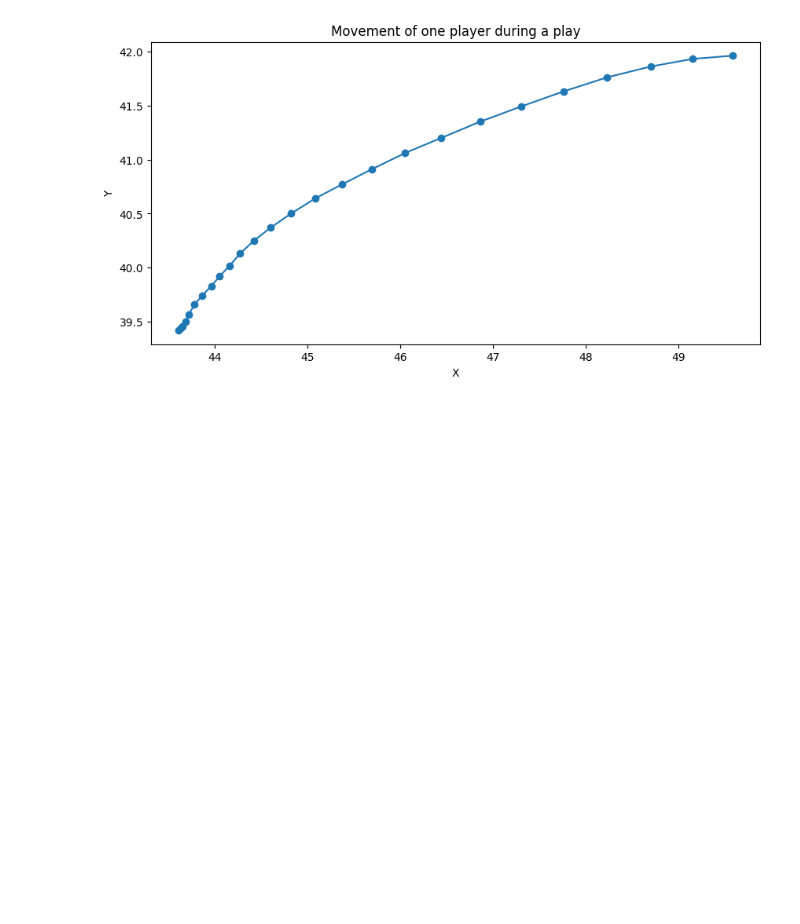
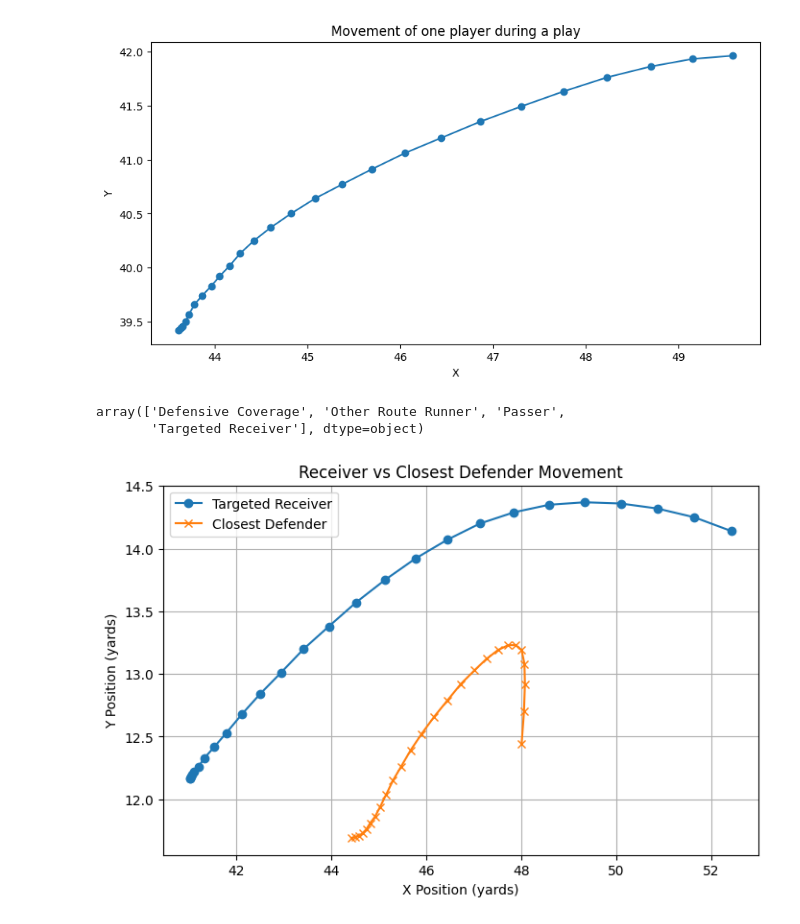
Before and after one commit to Lusingalisa/NFL-Big-Data-Bowl-Analytics, a Jupyter notebook: EDA.ipynb, the cells around one changed output. Cells and saved outputs as stored; diff of their text form; code cells hidden in the pictures; blank space fills up the shorter version.

Commit message:
receiver vs closest defender movement visualized

```diff
--- a/EDA.ipynb
+++ b/EDA.ipynb
@@ -124,3 +124,55 @@ plt.ylabel("Y")
 plt.show()
 # %% [output]
 [figure]
+# %%
+track['player_role'].unique()
+# %% [output]
+array(['Defensive Coverage', 'Other Route Runner', 'Passer',
+       'Targeted Receiver'], dtype=object)
+# %%
+receiver = one_play[one_play["player_role"] == "Targeted Receiver"]
+defender = one_play[one_play["player_role"] == "Defensive Coverage"]
+# %%
+# Merge receiver with defenders on frame_id
+merged = receiver.merge(
+    defender,
+    on="frame_id",
+    suffixes=("_rec", "_def")
+)
+
+# Calculate distance
+merged["distance"] = np.sqrt(
+    (merged["x_rec"] - merged["x_def"])**2 +
+    (merged["y_rec"] - merged["y_def"])**2
+)
+
+# Find closest defender per frame
+closest_defender = merged.loc[
+    merged.groupby("frame_id")["distance"].idxmin()
+]
+# %%
+plt.figure(figsize=(8, 5))
+
+plt.plot(
+    receiver["x"],
+    receiver["y"],
+    marker='o',
+    label="Targeted Receiver"
+)
+
+plt.plot(
+    closest_defender["x_def"],
+    closest_defender["y_def"],
+    marker='x',
+    label="Closest Defender"
+)
+
+plt.xlabel("X Position (yards)")
+plt.ylabel("Y Position (yards)")
+plt.title("Receiver vs Closest Defender Movement")
+plt.legend()
+plt.grid(True)
+
+plt.show()
+# %% [output]
+[figure, added]
```
